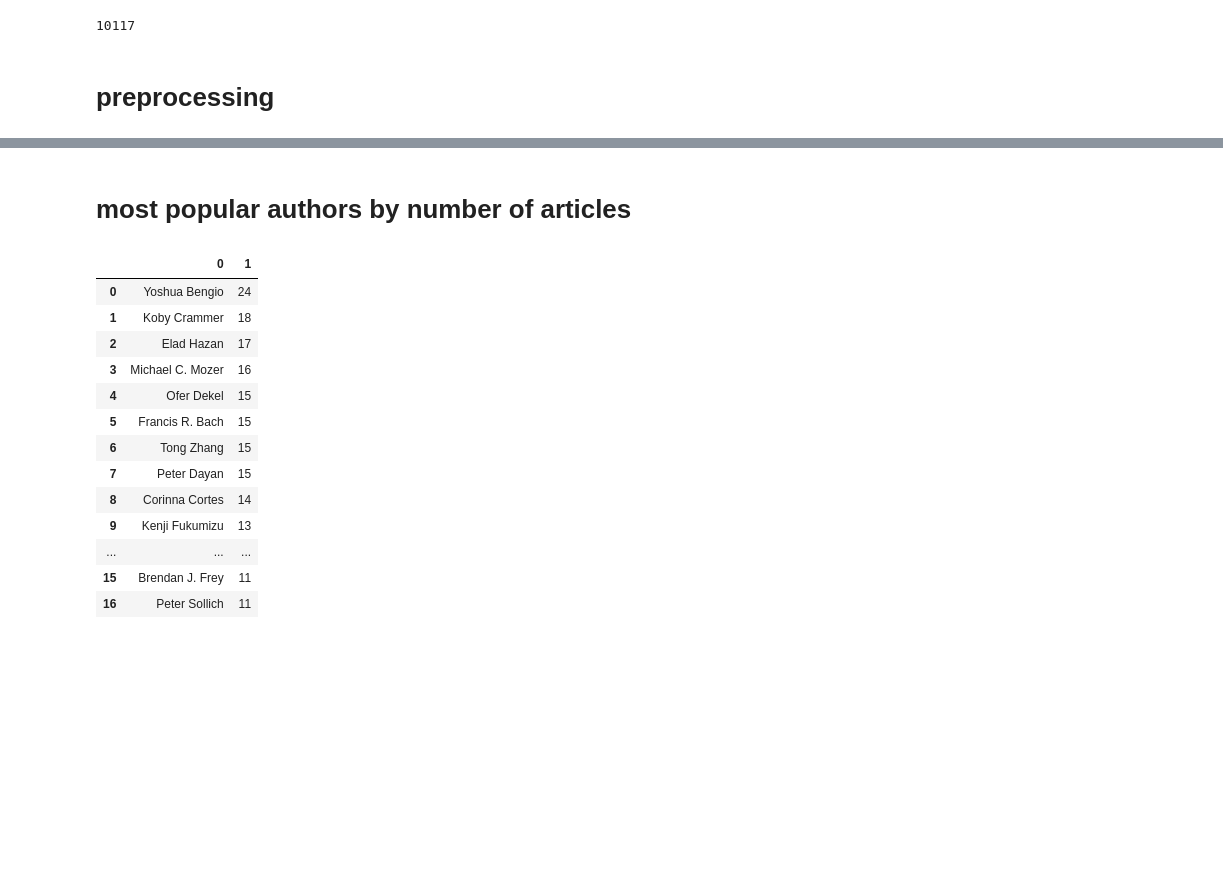
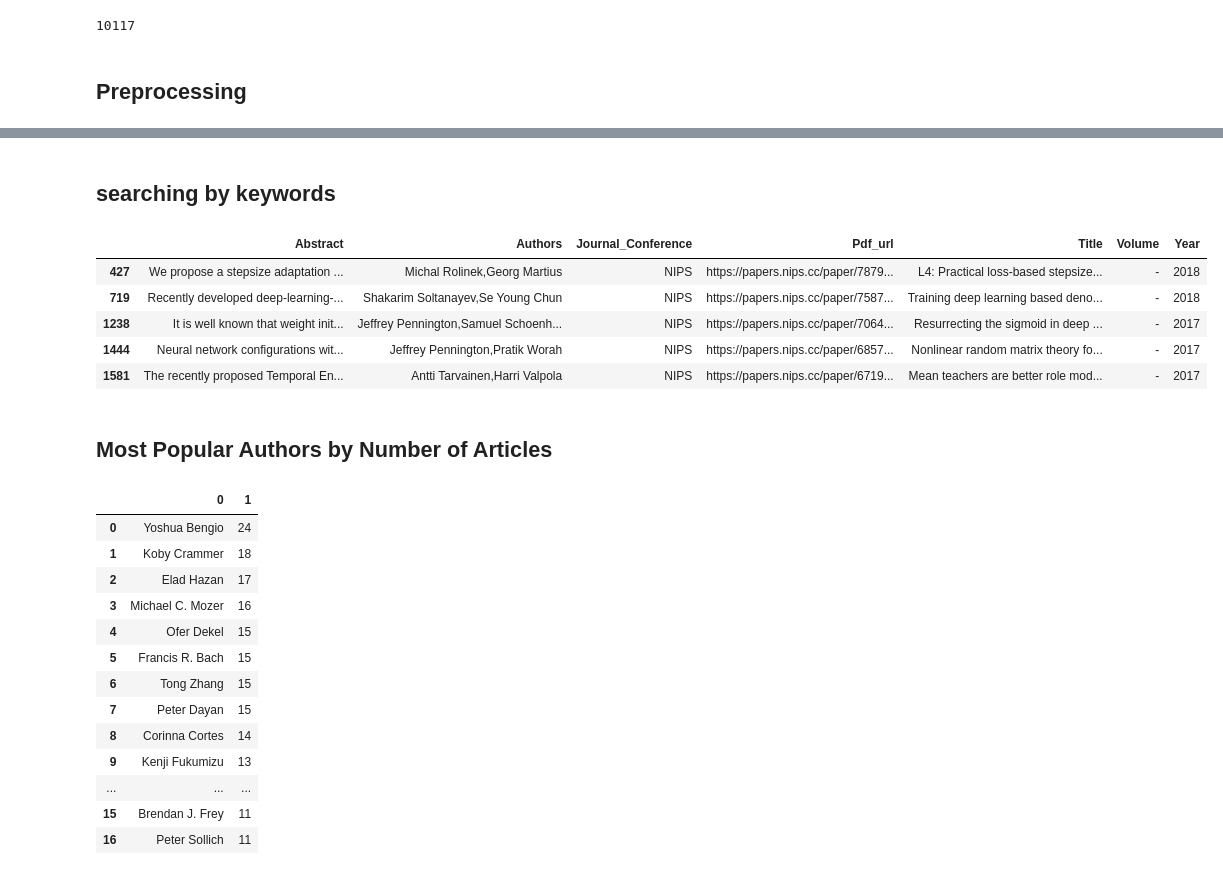
Before and after one commit to tsyurmasto/WebScrapingProject, a Jupyter notebook: main.ipynb, the cells around one changed output, grey strips where cells are left out. Saved outputs shown, nothing was run; the diff lists cells and outputs as text; code cells hidden in the pictures; blank space fills up the shorter version.

Commit message:
presentation version, added search function

```diff
--- a/main.ipynb
+++ b/main.ipynb
@@ -15,7 +15,7 @@ articles.nrows()
 # %% [output]
 10117
 # %% [markdown]
-# preprocessing
+## Preprocessing
 # %%
 # fill missing data
 articles.fill_missing_data()
@@ -41,8 +41,19 @@ articles.sample(10)
 | 9531 | many different method used classi... | Yufeng Ding, Jeffrey S. Simonoff | JMLR | http://jmlr.org/papers/v11/ding10... | investigation missing data method... | 11 | 2010 |
 | 8682 | pomdpsjl opensource framework sol... | Maxim Egorov, Zachary N. Sunberg,... | JMLR | http://jmlr.org/papers/v18/16-300... | pomdpsjl framework sequential dec... | 18 | 2017 |
 | 5435 | many transductive inference algor... | Novi Quadrianto,James Petterson,A... | NIPS | https://papers.nips.cc/paper/3666... | distribution matching transduction | - | 2009 |
-# %% [markdown]
-# most popular authors by number of articles
+# %% [markdown]
+## searching by keywords
+# %%
+articles.search_by_keywords(keywords='deep learning',inTitle=True,inAbstract=False)
+# %% [output]
+|  | Abstract | Authors | Journal_Conference | Pdf_url | Title | Volume | Year |
+| 427 | We propose a stepsize adaptation ... | Michal Rolinek,Georg Martius | NIPS | https://papers.nips.cc/paper/7879... | L4: Practical loss-based stepsize... | - | 2018 |
+| 719 | Recently developed deep-learning-... | Shakarim Soltanayev,Se Young Chun | NIPS | https://papers.nips.cc/paper/7587... | Training deep learning based deno... | - | 2018 |
+| 1238 | It is well known that weight init... | Jeffrey Pennington,Samuel Schoenh... | NIPS | https://papers.nips.cc/paper/7064... | Resurrecting the sigmoid in deep ... | - | 2017 |
+| 1444 | Neural network configurations wit... | Jeffrey Pennington,Pratik Worah | NIPS | https://papers.nips.cc/paper/6857... | Nonlinear random matrix theory fo... | - | 2017 |
+| 1581 | The recently proposed Temporal En... | Antti Tarvainen,Harri Valpola | NIPS | https://papers.nips.cc/paper/6719... | Mean teachers are better role mod... | - | 2017 |
+# %% [markdown]
+## Most Popular Authors by Number of Articles
 # %%
 pd.DataFrame(articles.authors_freq()).head(20)
 # %% [output]
```
Also changed, not shown: parts of 14 cells of this notebook, 5 other files.
